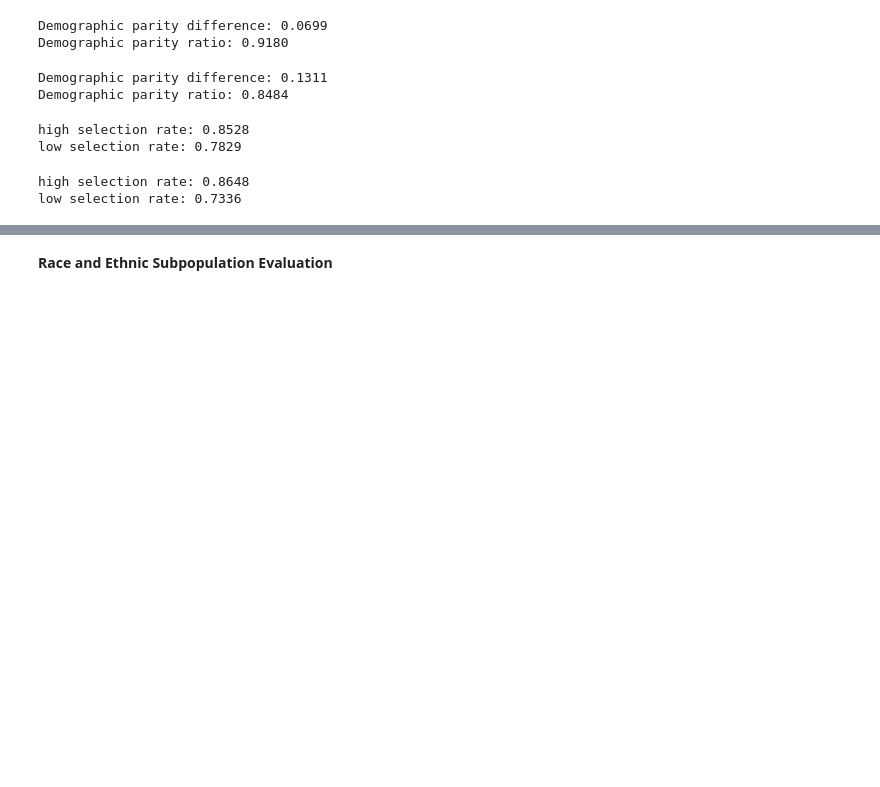
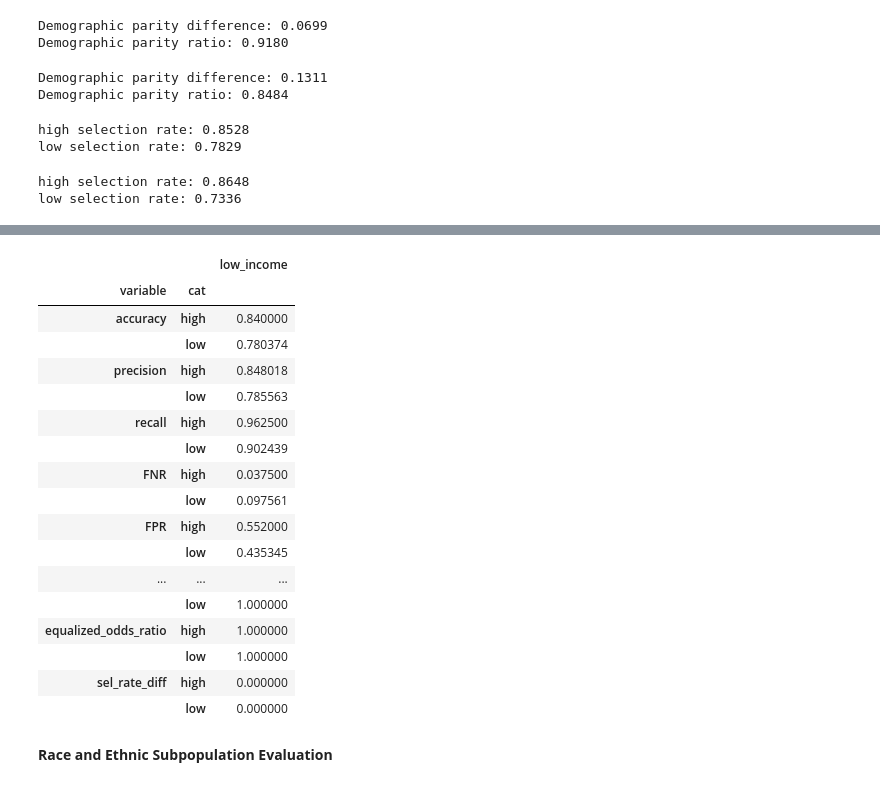
Before and after one commit to jennahgosciak/algaebloom, a Jupyter notebook: rds_draft_report_FINAL.ipynb, the cells around one changed output, grey strips where cells are left out. Cells and saved outputs as stored; diff of their text form; code cells hidden in the pictures; blank space fills up the shorter version.

```diff
--- a/rds_draft_report_FINAL.ipynb
+++ b/rds_draft_report_FINAL.ipynb
@@ -1407,3 +1386,25 @@ low              0.0                1.0                   1.0            0.0
+# %%
+lic_summary_overall, lic_summary_bygroup = generate_metrics(test_census, 'low_income')
+lic_summary_bygroup
+# %% [output]
+|  |  | low_income |
+| variable | cat |  |
+| accuracy | high | 0.840000 |
+|  | low | 0.780374 |
+| precision | high | 0.848018 |
+|  | low | 0.785563 |
+| recall | high | 0.962500 |
+|  | low | 0.902439 |
+| FNR | high | 0.037500 |
+|  | low | 0.097561 |
+| FPR | high | 0.552000 |
+|  | low | 0.435345 |
+| ... | ... | ... |
+|  | low | 1.000000 |
+| equalized_odds_ratio | high | 1.000000 |
+|  | low | 1.000000 |
+| sel_rate_diff | high | 0.000000 |
+|  | low | 0.000000 |
 # %% [markdown]
 **Race and Ethnic Subpopulation Evaluation**
 # %%
```
Also changed, not shown: parts of 7 cells of this notebook, 2 other files.
